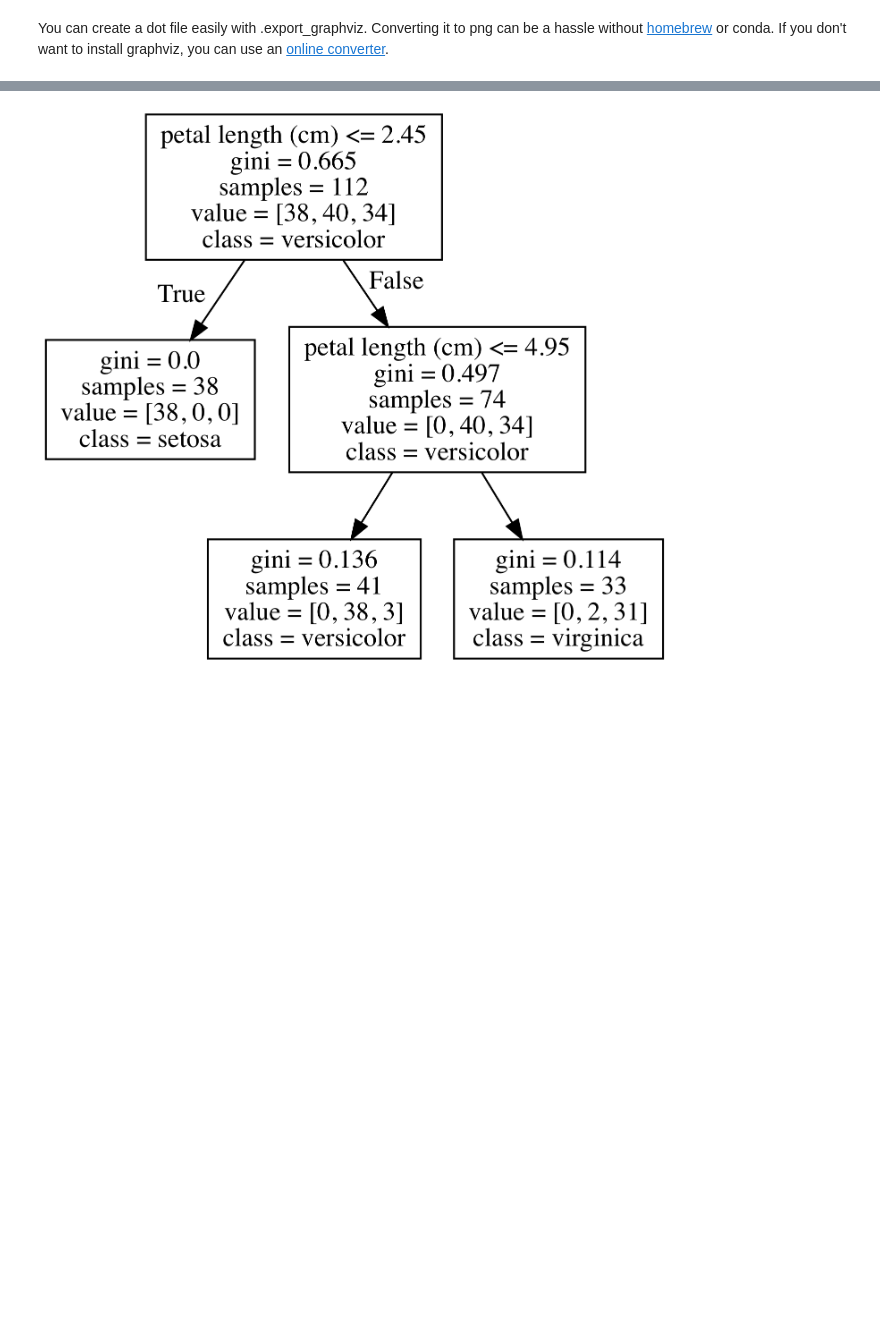
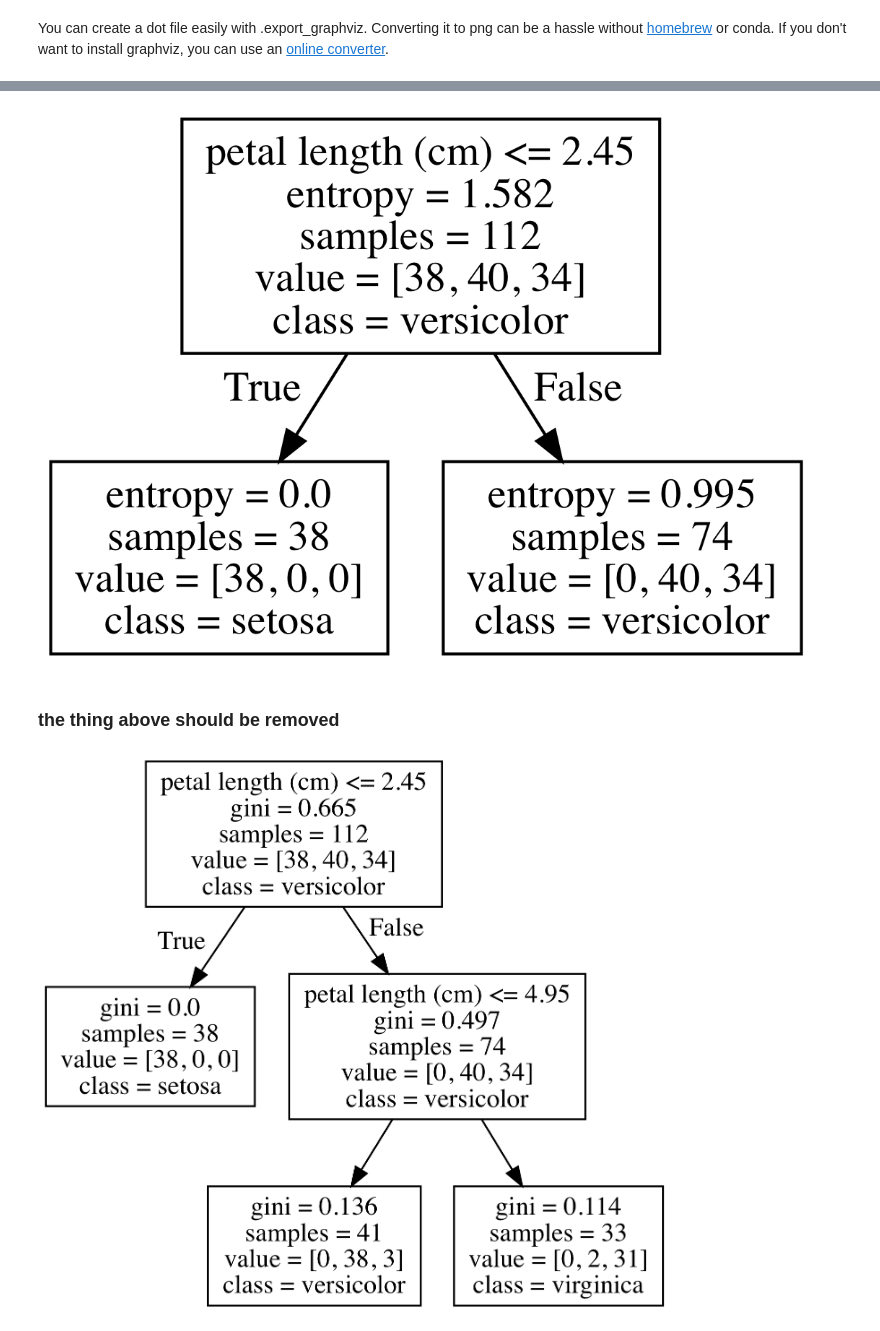
Before and after one commit to mGalarnyk/Python_Tutorials, a Jupyter notebook: Sklearn/DecisionTrees/DecisionTreeAnatomy.ipynb, the cells around one changed output, grey strips where cells are left out. Cells and saved outputs as stored; diff of their text form; code cells hidden in the pictures; blank space fills up the shorter version.

```diff
--- a/Sklearn/DecisionTrees/DecisionTreeAnatomy.ipynb
+++ b/Sklearn/DecisionTrees/DecisionTreeAnatomy.ipynb
@@ -103,3 +121,10 @@ tree.export_graphviz(clf,
+# %%
+PATH = !pwd
+Image(filename =  PATH[0] + "/dotfiles/iris_depth1_entropy_decisionTree.png")
+# %% [output]
+[figure, added]
+# %% [markdown]
+### the thing above should be removed
 # %%
 PATH = !pwd
 Image(filename =  PATH[0] + "/dotfiles/iris_depth2_decisionTree.png")
```
Also changed, not shown: parts of 9 cells of this notebook, 10 other files.
